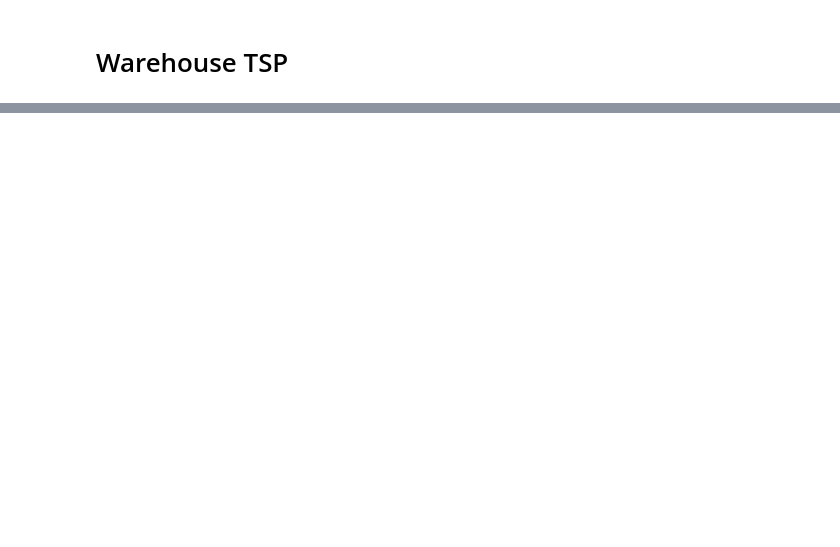
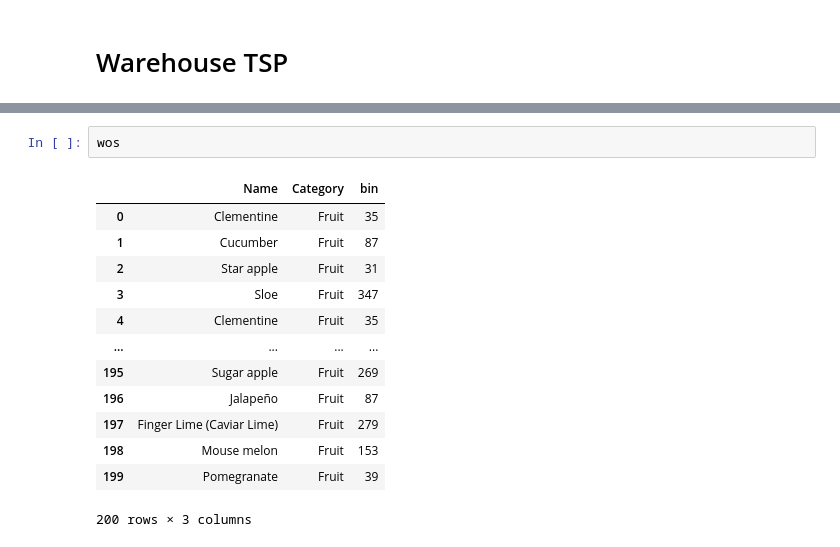
Before and after one commit to coleandreoli/warehouseTSP, a Jupyter notebook: TSPDemo.ipynb, the cells around one changed output, grey strips where cells are left out. Drawn from its saved outputs; the diff is of its cells as text; blank space fills up the shorter version.

```diff
--- a/TSPDemo.ipynb
+++ b/TSPDemo.ipynb
@@ -33,0 +30,16 @@ Grid
+# %%
+wos
+# %% [output]
+|  | Name | Category | bin |
+| 0 | Clementine | Fruit | 35 |
+| 1 | Cucumber | Fruit | 87 |
+| 2 | Star apple | Fruit | 31 |
+| 3 | Sloe | Fruit | 347 |
+| 4 | Clementine | Fruit | 35 |
+| ... | ... | ... | ... |
+| 195 | Sugar apple | Fruit | 269 |
+| 196 | Jalapeño | Fruit | 87 |
+| 197 | Finger Lime (Caviar Lime) | Fruit | 279 |
+| 198 | Mouse melon | Fruit | 153 |
+| 199 | Pomegranate | Fruit | 39 |
+200 rows × 3 columns
```
Also changed, not shown: parts of 8 cells of this notebook, 6 other files.
